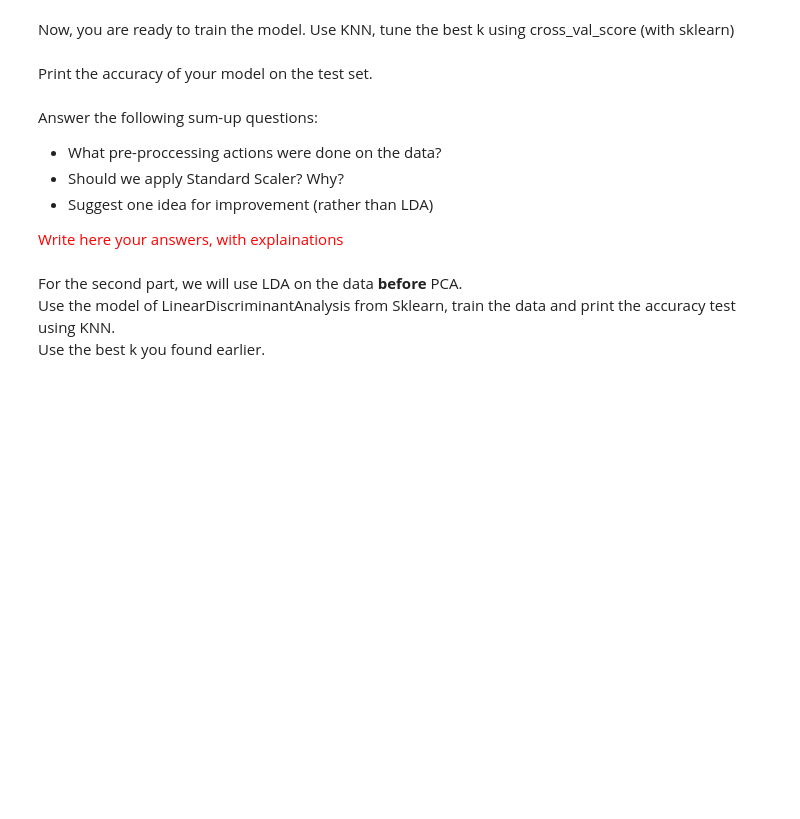
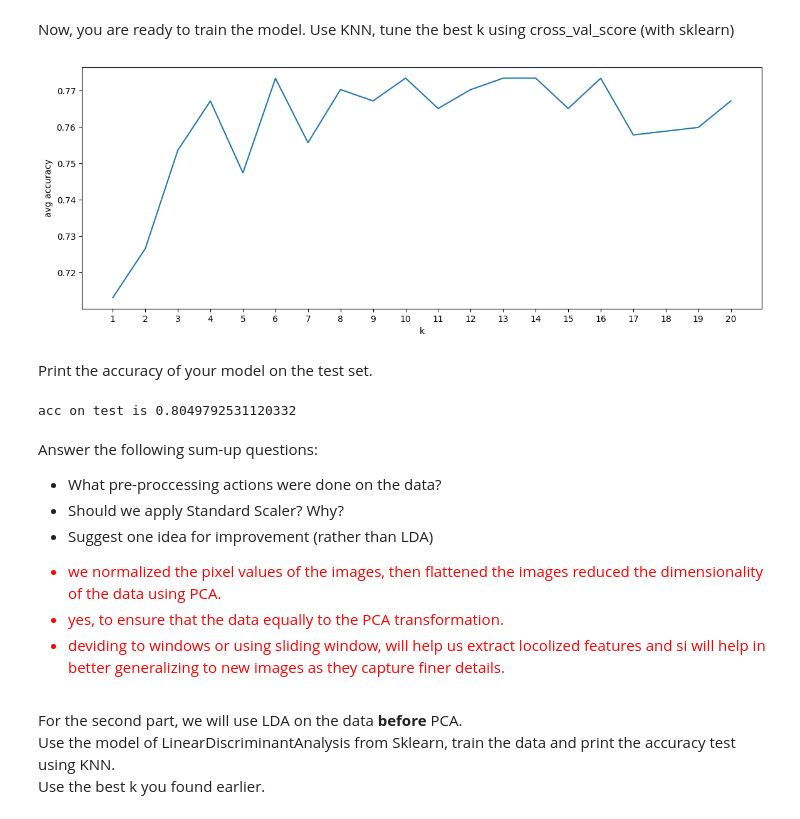
Before and after one commit to samihwar/machine_learning, a Jupyter notebook: HW4_sol.ipynb, the cells around one changed output. Drawn from its saved outputs; the diff is of its cells as text; code cells hidden in the pictures; blank space fills up the shorter version.

```diff
--- a/HW4_sol.ipynb
+++ b/HW4_sol.ipynb
@@ -649,13 +653,21 @@ ValueError: cannot reshape array of size 145 into shape (12,12)
 # %% [markdown]
 Now, you are ready to train the model. Use KNN, tune the best k using cross_val_score (with sklearn)
 # %%
-# Implement here
+# here we try some values for k
+ks = range(1, 21)
+accs = []
+for k in ks:
+    knn = KNeighborsClassifier(n_neighbors=k)
+    scores = cross_val_score(knn, x_train_new_95, y_train, cv=5)
+    accs.append(scores.mean())
 
 plt.figure(figsize=(14,5))
 plt.plot(ks, accs)
 plt.xlabel('k')
 plt.xticks(ks)
 plt.ylabel('avg accuracy')
 plt.show()
+# %% [output]
+[figure, added]
 # %% [markdown]
 Print the accuracy of your model on the test set.
@@ -665,10 +674,31 @@ print(f'acc on test is {acc}')
+# %%
+from sklearn.metrics import accuracy_score
+
+best_k = ks[np.argmax(accs)]
+# print(f'best k is {best_k}')
+
+# get the best knn using the best k we got from before
+best_knn= KNeighborsClassifier(n_neighbors= best_k)
+best_knn.fit(x_train_new_95, y_train)
+
+y_test_pred= best_knn.predict(x_test_new_95)
+acc= accuracy_score(y_test, y_test_pred)
+
+print(f'acc on test is {acc}')
+# %% [output]
+acc on test is 0.8049792531120332
 # %% [markdown]
 Answer the following sum-up questions: <br/>
 - What pre-proccessing actions were done on the data?
 - Should we apply Standard Scaler? Why?
 - Suggest one idea for improvement (rather than LDA)
 
-<font color='red'>Write here your answers, with explainations</font>
+<font color='red'>
+
+ * we normalized the pixel values of the images, then flattened the images reduced the dimensionality of the data using PCA.
+ * yes, to ensure that the data equally to the PCA transformation.
+ * deviding to windows or using sliding window, will help us extract locolized features and si will help in better generalizing to new images as they capture finer details.
+ </font>
 # %% [markdown]
 For the second part, we will use LDA on the data <b>before</b> PCA. <br/>
 Use the model of LinearDiscriminantAnalysis from Sklearn, train the data and print the accuracy test using KNN. <br/>
```
Also changed, not shown: parts of 9 cells of this notebook.
